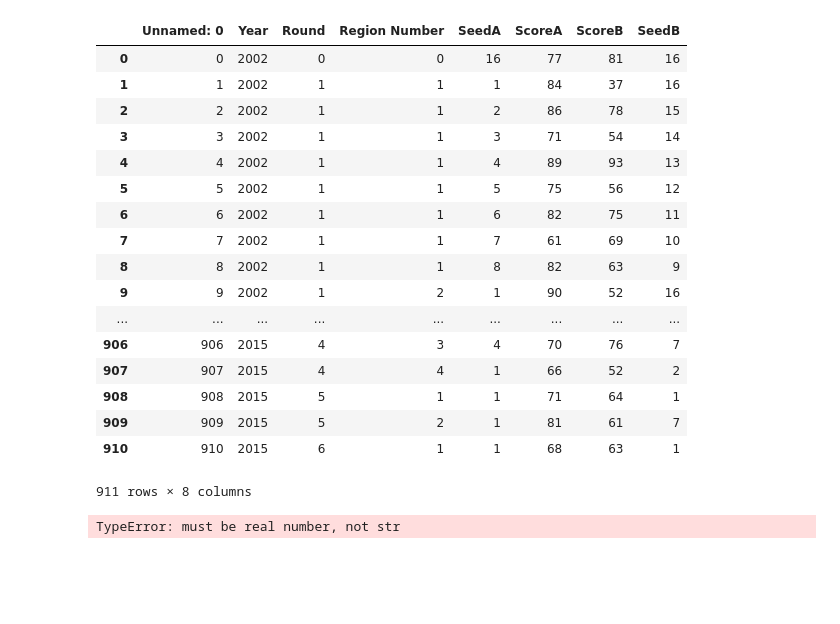
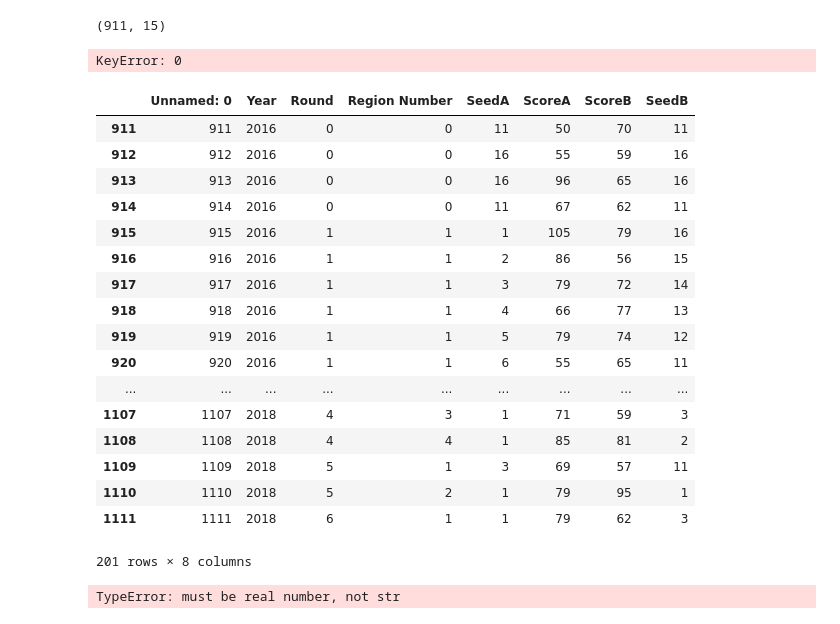
Before and after one commit to blommel4/semester_project, a Jupyter notebook: testing_caroline .ipynb, the cells around one changed output. Cells and saved outputs as stored; diff of their text form; code cells hidden in the pictures; blank space fills up the shorter version.

```diff
--- a/testing_caroline .ipynb
+++ b/testing_caroline .ipynb
@@ -10,0 +77,20 @@ full_stats = pd.read_csv('FullKenPom_pt.csv')
+# %%
+Season = res_data_train['Year'][0]
+TeamA = res_data_train['TeamA'][0]
+TeamB = res_data_train['TeamB'][0]
+
+A_mask = (stats_data_train['Season'] == Season) & (stats_data_train['TeamName'] == TeamA)
+A = stats_data_train[A_mask]
+#print(A)
+
+B_mask = (stats_data_train['Season'] == Season) & (stats_data_train['TeamName'] == TeamB)
+B = stats_data_train[B_mask]
+
+print(A[stats_vec[2]][0])
+#print(B)
+
+training_data = np.zeros((len(res_data_train), len(stats_vec)))
+print(np.shape(training_data))
+
+for j in range(2,len(stats_vec)):
+    training_data[0,j] = A[stats_vec[j]] - B[stats_vec[j]]
@@ -11,3 +99,24 @@ full_stats = pd.read_csv('FullKenPom_pt.csv')
+# %%
+training_data = np.zeros((len(res_data_train), len(stats_vec)))
+print(np.shape(training_data))
+
+
+for i in range(len(res_data_train)):
+    Season = res_data_train['Year'][i]
+    TeamA = res_data_train['TeamA'][i]
+    TeamB = res_data_train['TeamB'][i]
+
+    A_mask = (stats_data_train['Season'] == Season) & (stats_data_train['TeamName'] == TeamA)
+    A = stats_data_train[A_mask]
+
+    B_mask = (stats_data_train['Season'] == Season) & (stats_data_train['TeamName'] == TeamB)
+    B = stats_data_train[B_mask]
+
+    for j in range(len(stats_vec)):
+        training_data[i,j] = A[stats_vec[j+2]][0] - B[stats_vec[j+2]][0]
+# %% [output]
+(911, 15)
+KeyError: 0
 # %%
 ###mask test data###
 test_mask = (full_results['Year'] == 2016) | (full_results['Year'] == 2017) | (full_results['Year'] == 2018)
@@ -16,53 +125,53 @@ data_test = full_results[test_mask]
 ###getting rid of non-float columns (Region Name, TeamA, TeamB)###
 data_clean_mask = (full_results.columns.values != 'Region Name') & (full_results.columns.values != 'TeamA') & (full_results.columns.values != 'TeamB')
 
 data_test_clean = data_test.columns[data_clean_mask]
 test_columns_list = list(data_test_clean)
 
 new_data_test = pd.DataFrame(columns = test_columns_list)
 
 for i in range(len(test_columns_list)):
     new_data_test[test_columns_list[i]] = data_test[test_columns_list[i]]
 
 
 ###mask train data###
 train_mask = (full_results['Year'] != 2016) & (full_results['Year'] != 2017) & (full_results['Year'] != 2018)
 data_train = full_results[train_mask]
 
 ###getting rid of non-float columns (Region Name, TeamA, TeamB)###
 data_clean_mask = (full_results.columns.values != 'Region Name') & (full_results.columns.values != 'TeamA') & (full_results.columns.values != 'TeamB')
 
 data_train_clean = data_train.columns[data_clean_mask]
 train_columns_list = list(data_train_clean)
 
 new_data_train = pd.DataFrame(columns = train_columns_list)
 
 for i in range(len(train_columns_list)):
-    new_data_train[train_columns_list[i]] = data_train[test_columns_list[i]]
+    new_data_train[train_columns_list[i]] = data_train[train_columns_list[i]]
 
 
-label =
+#label =
 
-new_data_train
+new_data_test
 # %% [output]
 |  | Unnamed: 0 | Year | Round | Region Number | SeedA | ScoreA | ScoreB | SeedB |
-| 0 | 0 | 2002 | 0 | 0 | 16 | 77 | 81 | 16 |
-| 1 | 1 | 2002 | 1 | 1 | 1 | 84 | 37 | 16 |
-| 2 | 2 | 2002 | 1 | 1 | 2 | 86 | 78 | 15 |
-| 3 | 3 | 2002 | 1 | 1 | 3 | 71 | 54 | 14 |
-| 4 | 4 | 2002 | 1 | 1 | 4 | 89 | 93 | 13 |
-| 5 | 5 | 2002 | 1 | 1 | 5 | 75 | 56 | 12 |
-| 6 | 6 | 2002 | 1 | 1 | 6 | 82 | 75 | 11 |
-| 7 | 7 | 2002 | 1 | 1 | 7 | 61 | 69 | 10 |
-| 8 | 8 | 2002 | 1 | 1 | 8 | 82 | 63 | 9 |
-| 9 | 9 | 2002 | 1 | 2 | 1 | 90 | 52 | 16 |
+| 911 | 911 | 2016 | 0 | 0 | 11 | 50 | 70 | 11 |
+| 912 | 912 | 2016 | 0 | 0 | 16 | 55 | 59 | 16 |
+| 913 | 913 | 2016 | 0 | 0 | 16 | 96 | 65 | 16 |
+| 914 | 914 | 2016 | 0 | 0 | 11 | 67 | 62 | 11 |
+| 915 | 915 | 2016 | 1 | 1 | 1 | 105 | 79 | 16 |
+| 916 | 916 | 2016 | 1 | 1 | 2 | 86 | 56 | 15 |
+| 917 | 917 | 2016 | 1 | 1 | 3 | 79 | 72 | 14 |
+| 918 | 918 | 2016 | 1 | 1 | 4 | 66 | 77 | 13 |
+| 919 | 919 | 2016 | 1 | 1 | 5 | 79 | 74 | 12 |
+| 920 | 920 | 2016 | 1 | 1 | 6 | 55 | 65 | 11 |
 | ... | ... | ... | ... | ... | ... | ... | ... | ... |
-| 906 | 906 | 2015 | 4 | 3 | 4 | 70 | 76 | 7 |
-| 907 | 907 | 2015 | 4 | 4 | 1 | 66 | 52 | 2 |
-| 908 | 908 | 2015 | 5 | 1 | 1 | 71 | 64 | 1 |
-| 909 | 909 | 2015 | 5 | 2 | 1 | 81 | 61 | 7 |
-| 910 | 910 | 2015 | 6 | 1 | 1 | 68 | 63 | 1 |
+| 1107 | 1107 | 2018 | 4 | 3 | 1 | 71 | 59 | 3 |
+| 1108 | 1108 | 2018 | 4 | 4 | 1 | 85 | 81 | 2 |
+| 1109 | 1109 | 2018 | 5 | 1 | 3 | 69 | 57 | 11 |
+| 1110 | 1110 | 2018 | 5 | 2 | 1 | 79 | 95 | 1 |
+| 1111 | 1111 | 2018 | 6 | 1 | 1 | 79 | 62 | 3 |
-911 rows × 8 columns
+201 rows × 8 columns
 # %%
 #train = xgb.DMatrix(data_train, label=label)
 test = xgb.DMatrix(new_data_test, label = label)
```
Also changed, not shown: parts of 5 cells of this notebook.
